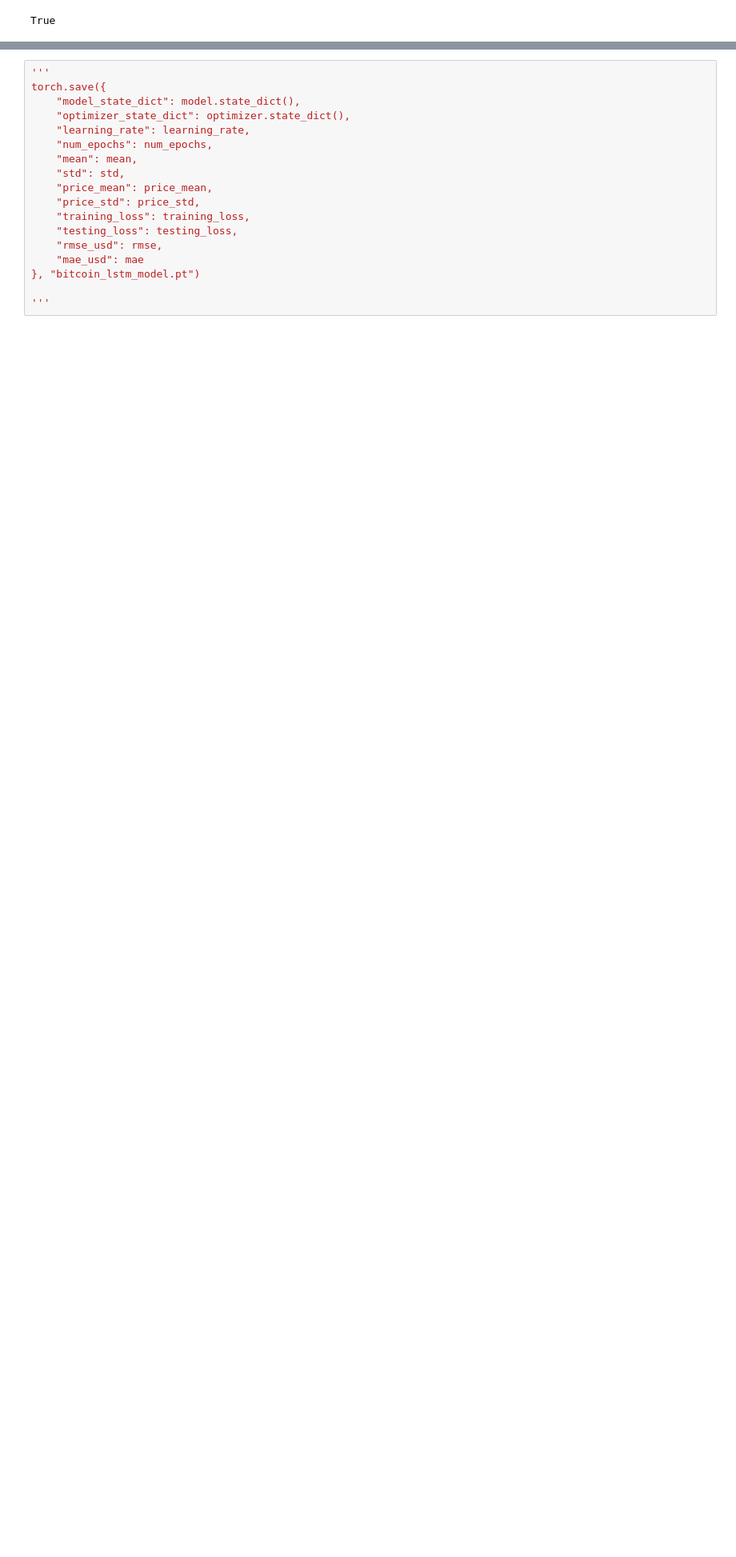
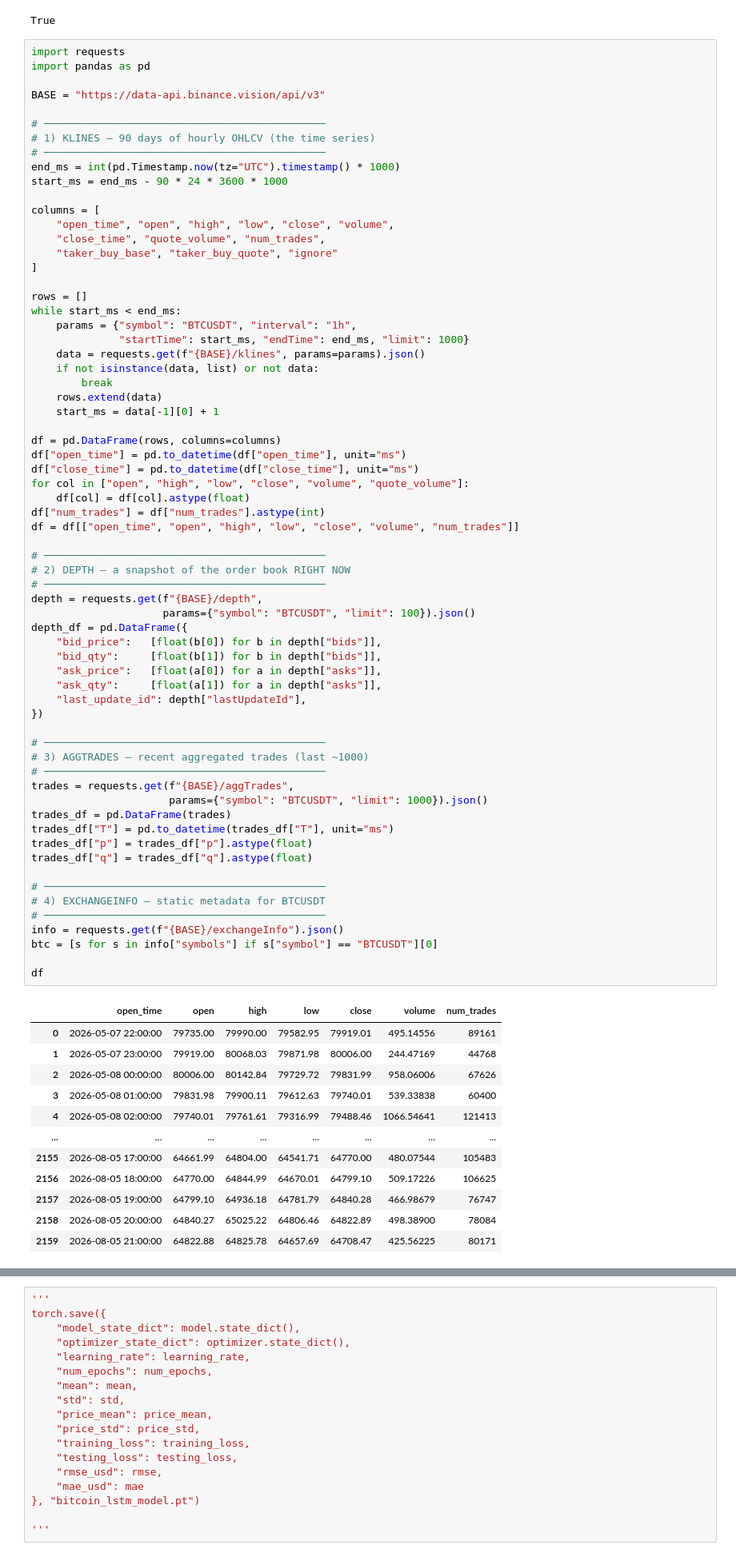
Before and after one commit to SANIC6/Bitcoin-Predictor, a Jupyter notebook: model 3.ipynb, the cells around one changed output, grey strips where cells are left out. Shown at 80% size. Drawn from its saved outputs; the diff is of its cells as text; blank space fills up the shorter version.

```diff
--- a/model 3.ipynb
+++ b/model 3.ipynb
@@ -13,3 +13,82 @@ import requests
 load_dotenv()
 # %% [output]
 True
+# %%
+import requests
+import pandas as pd
+
+BASE = "https://data-api.binance.vision/api/v3"
+
+# ─────────────────────────────────────────────
+# 1) KLINES — 90 days of hourly OHLCV (the time series)
+# ─────────────────────────────────────────────
+end_ms = int(pd.Timestamp.now(tz="UTC").timestamp() * 1000)
+start_ms = end_ms - 90 * 24 * 3600 * 1000
+
+columns = [
+    "open_time", "open", "high", "low", "close", "volume",
+    "close_time", "quote_volume", "num_trades",
+    "taker_buy_base", "taker_buy_quote", "ignore"
+]
+
+rows = []
+while start_ms < end_ms:
+    params = {"symbol": "BTCUSDT", "interval": "1h",
+              "startTime": start_ms, "endTime": end_ms, "limit": 1000}
+    data = requests.get(f"{BASE}/klines", params=params).json()
+    if not isinstance(data, list) or not data:
+        break
+    rows.extend(data)
+    start_ms = data[-1][0] + 1
+
+df = pd.DataFrame(rows, columns=columns)
+df["open_time"] = pd.to_datetime(df["open_time"], unit="ms")
+df["close_time"] = pd.to_datetime(df["close_time"], unit="ms")
+for col in ["open", "high", "low", "close", "volume", "quote_volume"]:
+    df[col] = df[col].astype(float)
+df["num_trades"] = df["num_trades"].astype(int)
+df = df[["open_time", "open", "high", "low", "close", "volume", "num_trades"]]
+
+# ─────────────────────────────────────────────
+# 2) DEPTH — a snapshot of the order book RIGHT NOW
+# ─────────────────────────────────────────────
+depth = requests.get(f"{BASE}/depth",
+                     params={"symbol": "BTCUSDT", "limit": 100}).json()
+depth_df = pd.DataFrame({
+    "bid_price":   [float(b[0]) for b in depth["bids"]],
+    "bid_qty":     [float(b[1]) for b in depth["bids"]],
+    "ask_price":   [float(a[0]) for a in depth["asks"]],
+    "ask_qty":     [float(a[1]) for a in depth["asks"]],
+    "last_update_id": depth["lastUpdateId"],
+})
+
+# ─────────────────────────────────────────────
+# 3) AGGTRADES — recent aggregated trades (last ~1000)
+# ─────────────────────────────────────────────
+trades = requests.get(f"{BASE}/aggTrades",
+                      params={"symbol": "BTCUSDT", "limit": 1000}).json()
+trades_df = pd.DataFrame(trades)
+trades_df["T"] = pd.to_datetime(trades_df["T"], unit="ms")
+trades_df["p"] = trades_df["p"].astype(float)
+trades_df["q"] = trades_df["q"].astype(float)
+
+# ─────────────────────────────────────────────
+# 4) EXCHANGEINFO — static metadata for BTCUSDT
+# ─────────────────────────────────────────────
+info = requests.get(f"{BASE}/exchangeInfo").json()
+btc = [s for s in info["symbols"] if s["symbol"] == "BTCUSDT"][0]
+
+df
+# %% [output]
+|  | open_time | open | high | low | close | volume | num_trades |
+| 0 | 2026-05-07 22:00:00 | 79735.00 | 79990.00 | 79582.95 | 79919.01 | 495.14556 | 89161 |
+| 1 | 2026-05-07 23:00:00 | 79919.00 | 80068.03 | 79871.98 | 80006.00 | 244.47169 | 44768 |
+| 2 | 2026-05-08 00:00:00 | 80006.00 | 80142.84 | 79729.72 | 79831.99 | 958.06006 | 67626 |
+| 3 | 2026-05-08 01:00:00 | 79831.98 | 79900.11 | 79612.63 | 79740.01 | 539.33838 | 60400 |
+| 4 | 2026-05-08 02:00:00 | 79740.01 | 79761.61 | 79316.99 | 79488.46 | 1066.54641 | 121413 |
+| ... | ... | ... | ... | ... | ... | ... | ... |
+| 2155 | 2026-08-05 17:00:00 | 64661.99 | 64804.00 | 64541.71 | 64770.00 | 480.07544 | 105483 |
+| 2156 | 2026-08-05 18:00:00 | 64770.00 | 64844.99 | 64670.01 | 64799.10 | 509.17226 | 106625 |
+| 2157 | 2026-08-05 19:00:00 | 64799.10 | 64936.18 | 64781.79 | 64840.28 | 466.98679 | 76747 |
+| 2158 | 2026-08-05 20:00:00 | 64840.27 | 65025.22 | 64806.46 | 64822.89 | 498.38900 | 78084 |
+| 2159 | 2026-08-05 21:00:00 | 64822.88 | 64825.78 | 64657.69 | 64708.47 | 425.56225 | 80171 |
```
Also changed, not shown: parts of 14 cells of this notebook, 6 other files.
